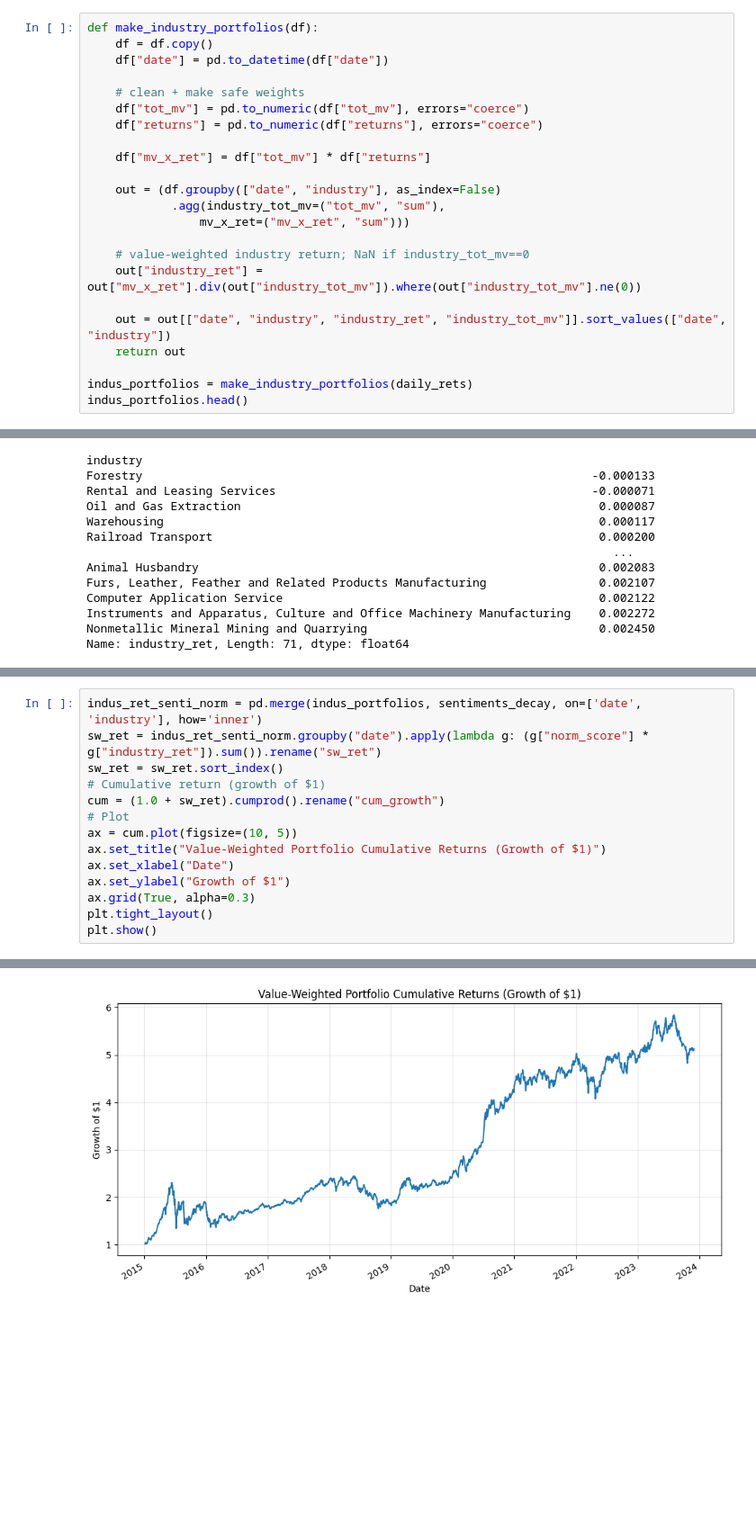
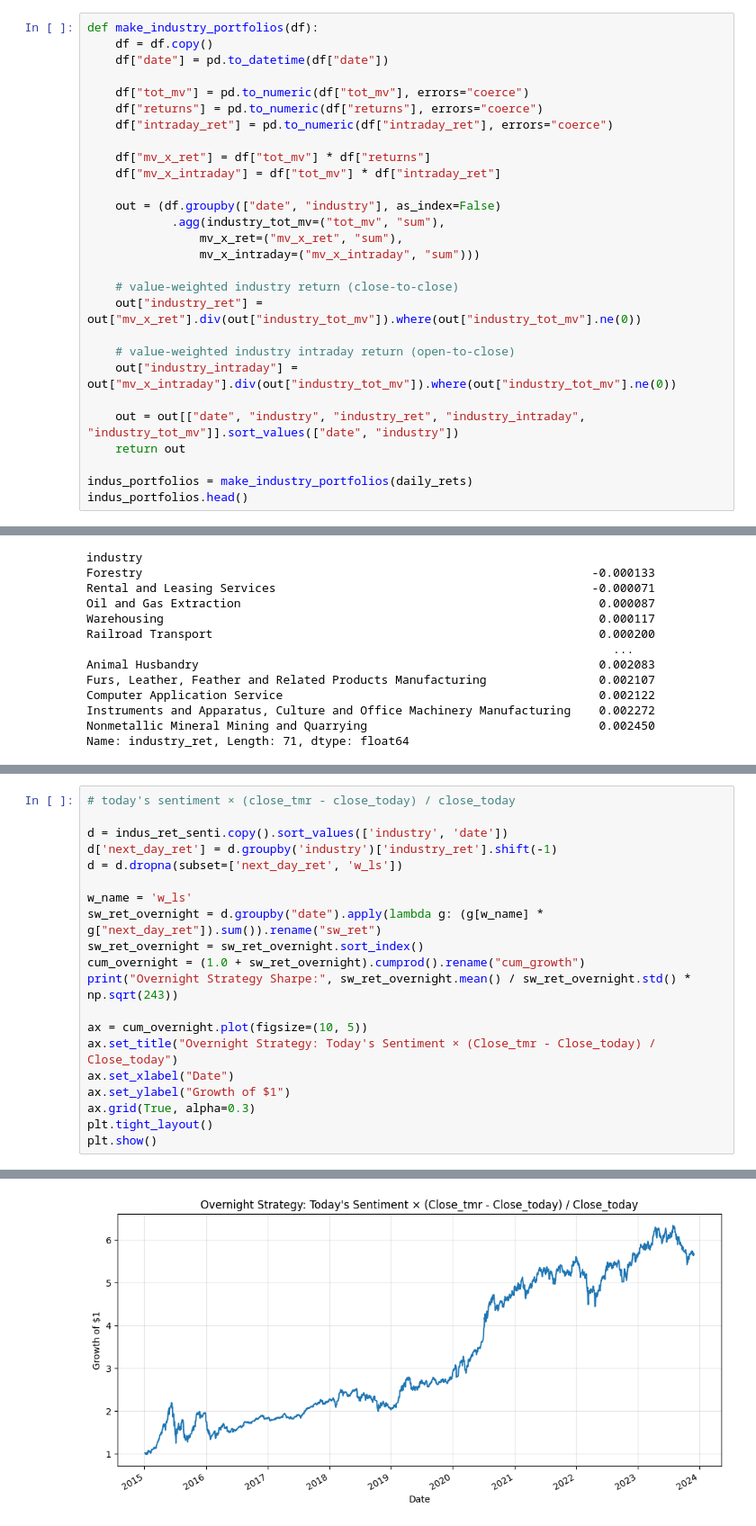
Before and after one commit to frankyaoxiao/chinese-stock-market, a Jupyter notebook: strategy.ipynb, the cells around one changed output, grey strips where cells are left out. Shown at 90% size. Cells and saved outputs as stored; diff of their text form; blank space fills up the shorter version.

```diff
--- a/strategy.ipynb
+++ b/strategy.ipynb
@@ -216,20 +231,25 @@ def make_industry_portfolios(df):
     df = df.copy()
     df["date"] = pd.to_datetime(df["date"])
 
-    # clean + make safe weights
     df["tot_mv"] = pd.to_numeric(df["tot_mv"], errors="coerce")
     df["returns"] = pd.to_numeric(df["returns"], errors="coerce")
+    df["intraday_ret"] = pd.to_numeric(df["intraday_ret"], errors="coerce")
 
     df["mv_x_ret"] = df["tot_mv"] * df["returns"]
+    df["mv_x_intraday"] = df["tot_mv"] * df["intraday_ret"]
 
     out = (df.groupby(["date", "industry"], as_index=False)
             .agg(industry_tot_mv=("tot_mv", "sum"),
-                mv_x_ret=("mv_x_ret", "sum")))
+                mv_x_ret=("mv_x_ret", "sum"),
+                mv_x_intraday=("mv_x_intraday", "sum")))
 
-    # value-weighted industry return; NaN if industry_tot_mv==0
+    # value-weighted industry return (close-to-close)
     out["industry_ret"] = out["mv_x_ret"].div(out["industry_tot_mv"]).where(out["industry_tot_mv"].ne(0))
 
-    out = out[["date", "industry", "industry_ret", "industry_tot_mv"]].sort_values(["date", "industry"])
+    # value-weighted industry intraday return (open-to-close)
+    out["industry_intraday"] = out["mv_x_intraday"].div(out["industry_tot_mv"]).where(out["industry_tot_mv"].ne(0))
+
+    out = out[["date", "industry", "industry_ret", "industry_intraday", "industry_tot_mv"]].sort_values(["date", "industry"])
     return out
 
 indus_portfolios = make_industry_portfolios(daily_rets)
@@ -330,12 +354,18 @@ plt.show()
 # %%
-indus_ret_senti_norm = pd.merge(indus_portfolios, sentiments_decay, on=['date', 'industry'], how='inner')
-sw_ret = indus_ret_senti_norm.groupby("date").apply(lambda g: (g["norm_score"] * g["industry_ret"]).sum()).rename("sw_ret")
-sw_ret = sw_ret.sort_index()
-# Cumulative return (growth of $1)
-cum = (1.0 + sw_ret).cumprod().rename("cum_growth")
-# Plot
-ax = cum.plot(figsize=(10, 5))
-ax.set_title("Value-Weighted Portfolio Cumulative Returns (Growth of $1)")
+# today's sentiment × (close_tmr - close_today) / close_today
+
+d = indus_ret_senti.copy().sort_values(['industry', 'date'])
+d['next_day_ret'] = d.groupby('industry')['industry_ret'].shift(-1)
+d = d.dropna(subset=['next_day_ret', 'w_ls'])
+
+w_name = 'w_ls'
+sw_ret_overnight = d.groupby("date").apply(lambda g: (g[w_name] * g["next_day_ret"]).sum()).rename("sw_ret")
+sw_ret_overnight = sw_ret_overnight.sort_index()
+cum_overnight = (1.0 + sw_ret_overnight).cumprod().rename("cum_growth")
+print("Overnight Strategy Sharpe:", sw_ret_overnight.mean() / sw_ret_overnight.std() * np.sqrt(243))
+
+ax = cum_overnight.plot(figsize=(10, 5))
+ax.set_title("Overnight Strategy: Today's Sentiment × (Close_tmr - Close_today) / Close_today")
 ax.set_xlabel("Date")
 ax.set_ylabel("Growth of $1")
 ax.grid(True, alpha=0.3)
@@ -345,2 +376,2 @@ plt.show()
-[figure, old version]
+[figure, new version]
 # %%
```
Also changed, not shown: parts of 12 cells of this notebook.
